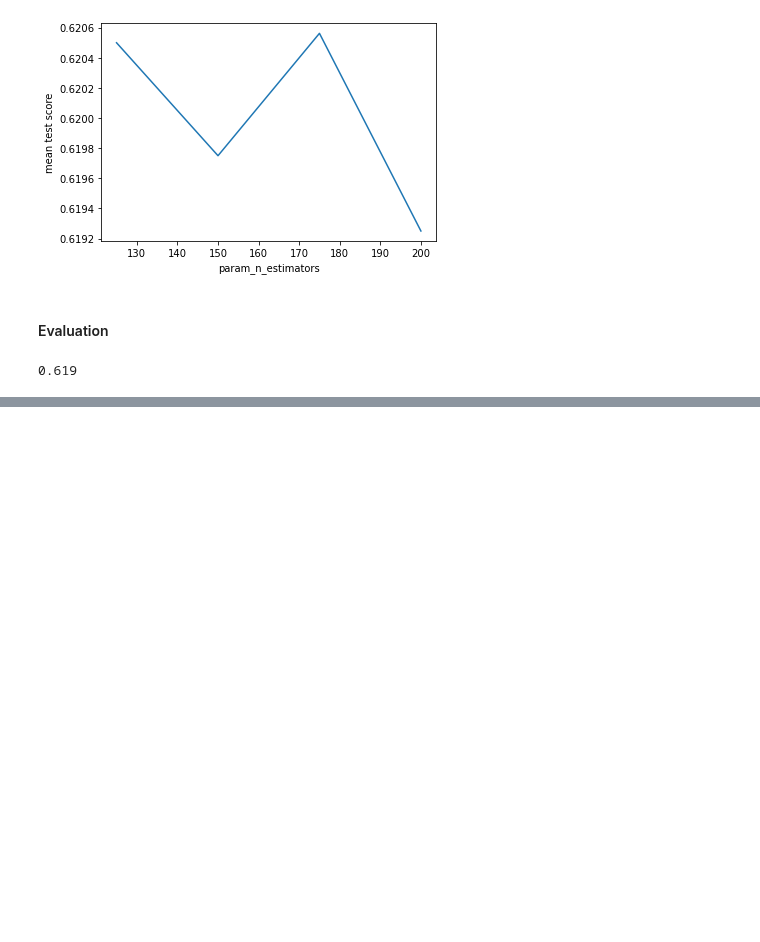
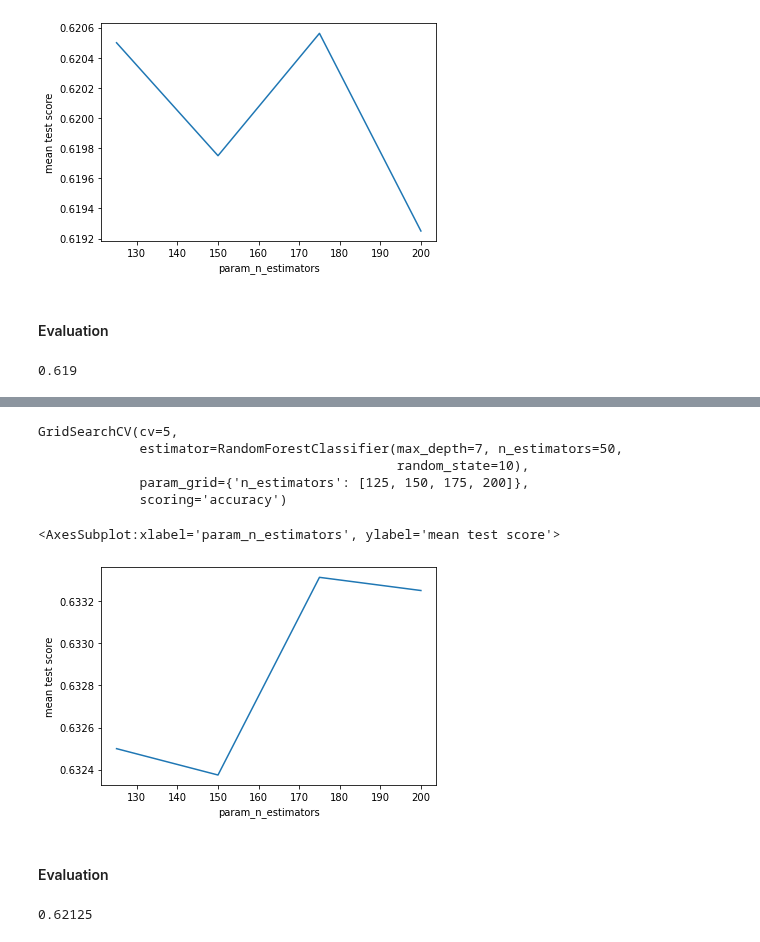
Before and after one commit to oridarshan/data-visualization-project, a Jupyter notebook: Cats_vs_Dogs.ipynb, the cells around one changed output, grey strips where cells are left out. Drawn from its saved outputs; the diff is of its cells as text; code cells hidden in the pictures; blank space fills up the shorter version.

Commit message:
CvD gray 150 dim random forest

```diff
--- a/Cats_vs_Dogs.ipynb
+++ b/Cats_vs_Dogs.ipynb
@@ -730,0 +733,4 @@ bnw_rfc20.score(X_val_20,y_val)
+# %%
+rfc=RandomForestClassifier(n_estimators=50,max_depth=5, random_state=10)
+grid=GridSearchCV(rfc,{'n_estimators':[50,75,100,125],'max_depth':[5,7]},cv=5,scoring='accuracy')
+grid.fit(X_train_150,y_train)
@@ -730,0 +751,24 @@ bnw_rfc20.score(X_val_20,y_val)
+# %%
+#continue searching with max_depth=7
+rfc.max_depth=7
+grid=GridSearchCV(rfc,{'n_estimators':[125,150,175,200]},cv=5,scoring='accuracy')
+grid.fit(X_train_150,y_train)
+# %% [output]
+GridSearchCV(cv=5,
+             estimator=RandomForestClassifier(max_depth=7, n_estimators=50,
+                                              random_state=10),
+             param_grid={'n_estimators': [125, 150, 175, 200]},
+             scoring='accuracy')
+# %%
+cv_res=pd.DataFrame(grid.cv_results_)
+cv_res.plot(y='mean_test_score',x='param_n_estimators',legend=False,ylabel='mean test score')
+# %% [output]
+<AxesSubplot:xlabel='param_n_estimators', ylabel='mean test score'>
+[figure, added]
+# %% [markdown]
+#### Evaluation
+# %%
+bnw_rfc150=grid.best_estimator_
+bnw_rfc150.score(X_val_150,y_val)
+# %% [output]
+0.62125
```
Also changed, not shown: parts of 4 cells of this notebook.
